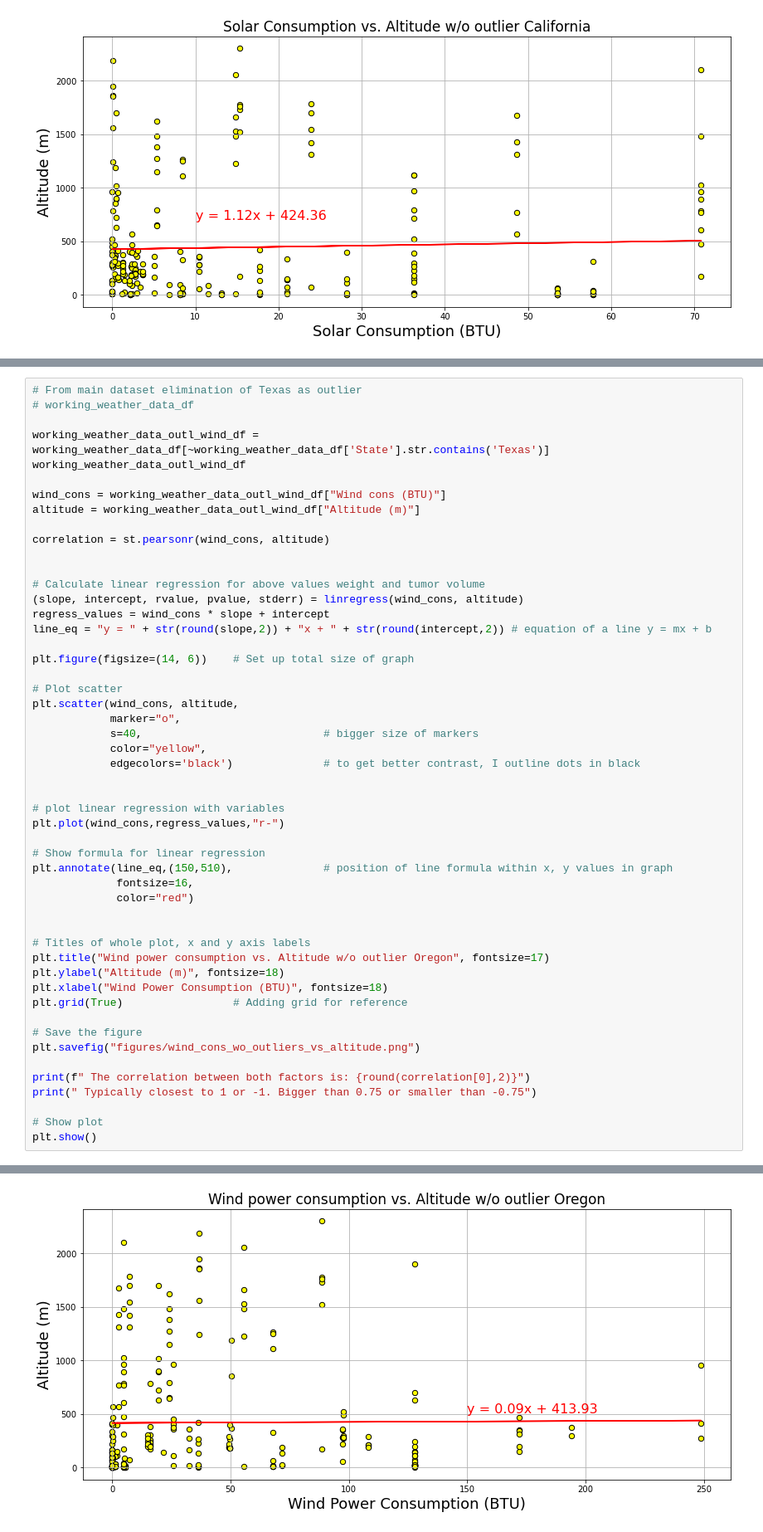
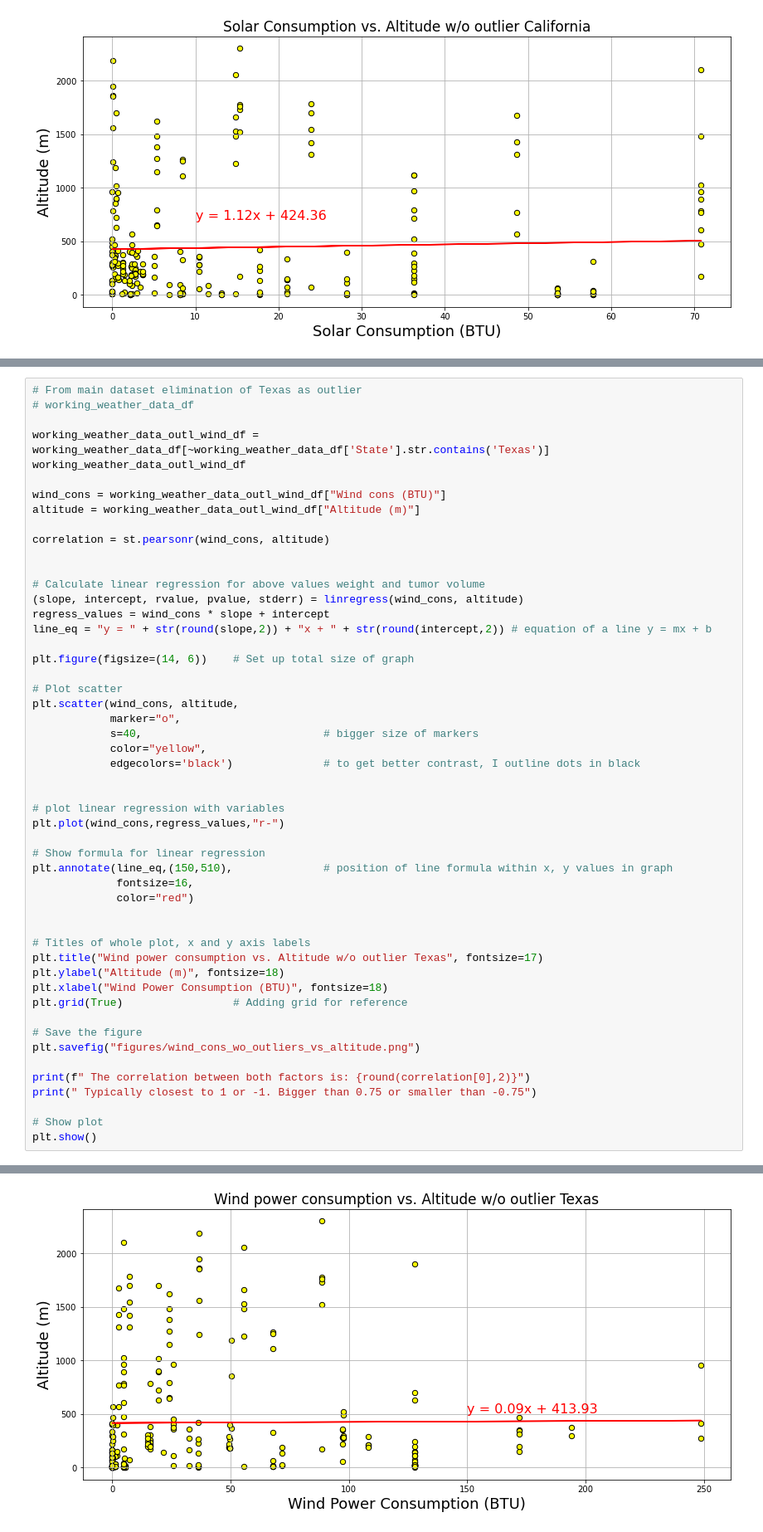
Before and after one commit to domaica/group4_project1, a Jupyter notebook: group4_project1_solution/2_ANALYSIS_solar_wind_hydro.ipynb, the cells around one changed output, grey strips where cells are left out. Shown: that part at 83% size. Cells and saved outputs as stored; diff of their text form.

```diff
--- a/group4_project1_solution/2_ANALYSIS_solar_wind_hydro.ipynb
+++ b/group4_project1_solution/2_ANALYSIS_solar_wind_hydro.ipynb
@@ -772,32 +772,32 @@ plt.scatter(wind_cons, altitude,
             s=40,                            # bigger size of markers
             color="yellow",
             edgecolors='black')              # to get better contrast, I outline dots in black
 
 
 # plot linear regression with variables
 plt.plot(wind_cons,regress_values,"r-")
 
 # Show formula for linear regression
 plt.annotate(line_eq,(150,510),              # position of line formula within x, y values in graph
              fontsize=16,
              color="red")
 
 
 # Titles of whole plot, x and y axis labels
-plt.title("Wind power consumption vs. Altitude w/o outlier Oregon", fontsize=17)
+plt.title("Wind power consumption vs. Altitude w/o outlier Texas", fontsize=17)
 plt.ylabel("Altitude (m)", fontsize=18)
 plt.xlabel("Wind Power Consumption (BTU)", fontsize=18)
 plt.grid(True)                 # Adding grid for reference
 
 # Save the figure
 plt.savefig("figures/wind_cons_wo_outliers_vs_altitude.png")
 
 print(f" The correlation between both factors is: {round(correlation[0],2)}")
 print(" Typically closest to 1 or -1. Bigger than 0.75 or smaller than -0.75")
 
 # Show plot
 plt.show()
 # %% [output]
  The correlation between both factors is: 0.01
  Typically closest to 1 or -1. Bigger than 0.75 or smaller than -0.75
-[figure, old version]
+[figure, new version]
```
Also changed, not shown: parts of 1 cell of this notebook, 2 other files.
